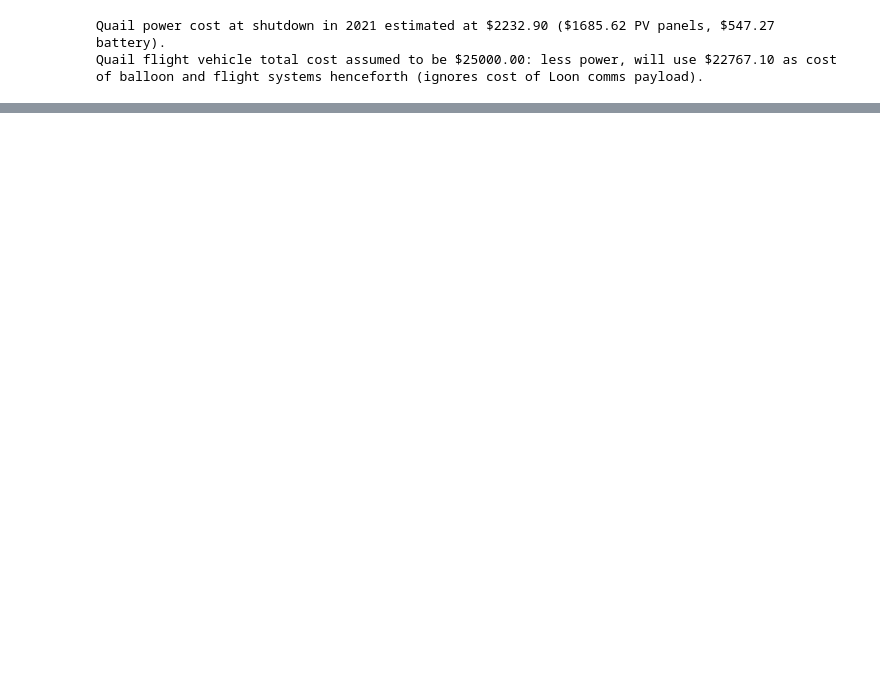
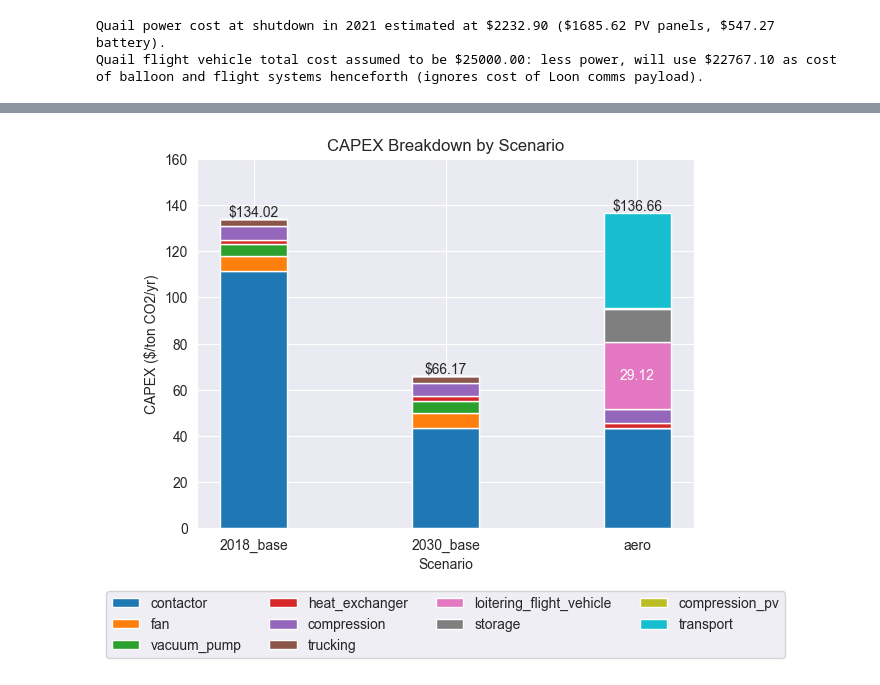
Before and after one commit to aerology-ai/uav-carbon-removal, a Jupyter notebook: cost_analysis_repro.ipynb, the cells around one changed output, grey strips where cells are left out. Drawn from its saved outputs; the diff is of its cells as text; code cells hidden in the pictures; blank space fills up the shorter version.

```diff
--- a/cost_analysis_repro.ipynb
+++ b/cost_analysis_repro.ipynb
@@ -264,10 +264,13 @@ base_co2_footprint_2030 = (base_electric_co2_footprint_2030 + base_heat_co2_foot
                            paper_trucking_footprint + paper_embodied_material_emissions)
 
 base_net_cost_2030 = total_base_cost_2030 / (1 - base_co2_footprint_2030)
+base_net_cost_2018 = total_base_cost_2018 / (1 - paper_base_co2_footprint)
 print(f"Baseline 2030 net cost forecasted to be ${base_net_cost_2030:.2f} given forecast "
-      f"CO2 footprint of {base_co2_footprint_2030:.2f} t-CO2 emitted/ton-CO2 captured.")
+      f"CO2 footprint of {base_co2_footprint_2030:.2f} t-CO2 emitted/ton-CO2 captured (2018 net cost: "
+        f"${base_net_cost_2018:.2f}, {paper_base_co2_footprint:.2f} footprint).")
 
 costs["net"] = {
+    "2018": base_net_cost_2018,
     "2030": base_net_cost_2030
 }
 
@@ -342,5 +350,8 @@ Stripped Aerology 2030 total gross cost: $67.02 (capex: $51.60, opex: $15.42) be
 # %%
-daily_irradiance = 484.073401 # W/m²; from Q-learning
+q_learned_dni_at_5400m = 484.073401 # W/m²
+q_learned_dni_at_sea_level = 403.240724
+# average surface irradiance for Americas is 197.66233023551354 W/m²
+daily_irradiance = 484.073401
 
 unscaled_thermal_eff = { # pixels from https://www.sciencedirect.com/science/article/pii/S1876610214015604
     0: 0, # x-axis: y-axis
@@ -661,7 +673,7 @@ print(f"{available_lifted_mass:.1f} kg of lifted mass available after balloon an
       f"{non_electric_payload:.1f} kg available after PV and battery.")
 
 m2_csp = non_electric_payload / kg_per_m2_csp
-total_co2_capture = m2_csp * csp_ann_t_co2_per_m2
-print(f"{non_electric_payload:.1f} kg payload permits {m2_csp:.2f}m² of CSP, capturing {total_co2_capture:.2f} "
-      f"tons of CO2 annually.")
+annual_fv_co2_capture = m2_csp * csp_ann_t_co2_per_m2
+print(f"{non_electric_payload:.1f} kg payload permits {m2_csp:.2f}m² of CSP, capturing "
+      f"{annual_fv_co2_capture:.2f} tons of CO2 annually.")
 # %% [output]
@@ -777,0 +832,49 @@ airship_budget
+# %%
+def plot_cost_breakdown(cost_type, scenario_labels, scenarios, categories, costs_dict):
+    summed_costs = {year: {category: costs_dict[cost_type][year].get(category, 0) for category in categories} for year in scenarios}
+
+    fig, ax = plt.subplots()
+    bottoms = [0, 0, 0]
+
+    for i, category in enumerate(categories):
+        values = [summed_costs[year][category] for year in scenarios]
+        # Determine the bottom positions for the stacked bars
+        if i == 0:
+            bottoms = [0] * len(values)
+        else:
+            previous_category = categories[i - 1]
+            bottoms = [bottoms[j] + summed_costs[year][previous_category] for j, year in enumerate(scenarios)]
+
+        bars = ax.bar(scenario_labels, values, bar_width, bottom=bottoms, label=category)
+
+        if category == 'loitering_flight_vehicle':
+            for bar, value in zip(bars, values):
+                height = bar.get_height()
+                if height > 0:  # Only label bars with a non-zero height
+                    label_position_y = bar.get_y() + height / 2
+                    ax.text(bar.get_x() + bar.get_width() / 2, label_position_y, f'{value:.2f}',
+                    ha='center', va='center', color='white')
+
+    # After plotting all components, add the total data labels
+    for i, scenario in enumerate(scenarios):
+        total_cost = sum([summed_costs[scenario][category] for category in categories])
+        ax.text(i, total_cost, f"${total_cost:.2f}", ha='center', va='bottom')
+
+    ax.set_xlabel('Scenario')
+    ax.set_ylabel(f'{cost_type.upper()} ($/ton CO2/yr)')
+    ax.set_title(f'{cost_type.upper()} Breakdown by Scenario')
+    ax.set_ylim(0, 160)
+    ax.legend(loc='upper center', bbox_to_anchor=(0.5, -0.15), ncol=4, fancybox=True)
+
+    plt.show()
+
+capex_categories = ['contactor', 'fan', 'vacuum_pump', 'heat_exchanger', 'compression', 'trucking',
+                    'loitering_flight_vehicle', 'storage', 'compression_pv', 'transport']
+
+bar_width = 0.35
+scenario_names = ['2018_base', '2030_base', 'aero']
+scenario_values = ['2018', '2030', 'aero']
+
+plot_cost_breakdown('capex', scenario_names, scenario_values, capex_categories, costs)
+# %% [output]
+[figure, added]
```
Also changed, not shown: parts of 16 cells of this notebook, 1 other file.
